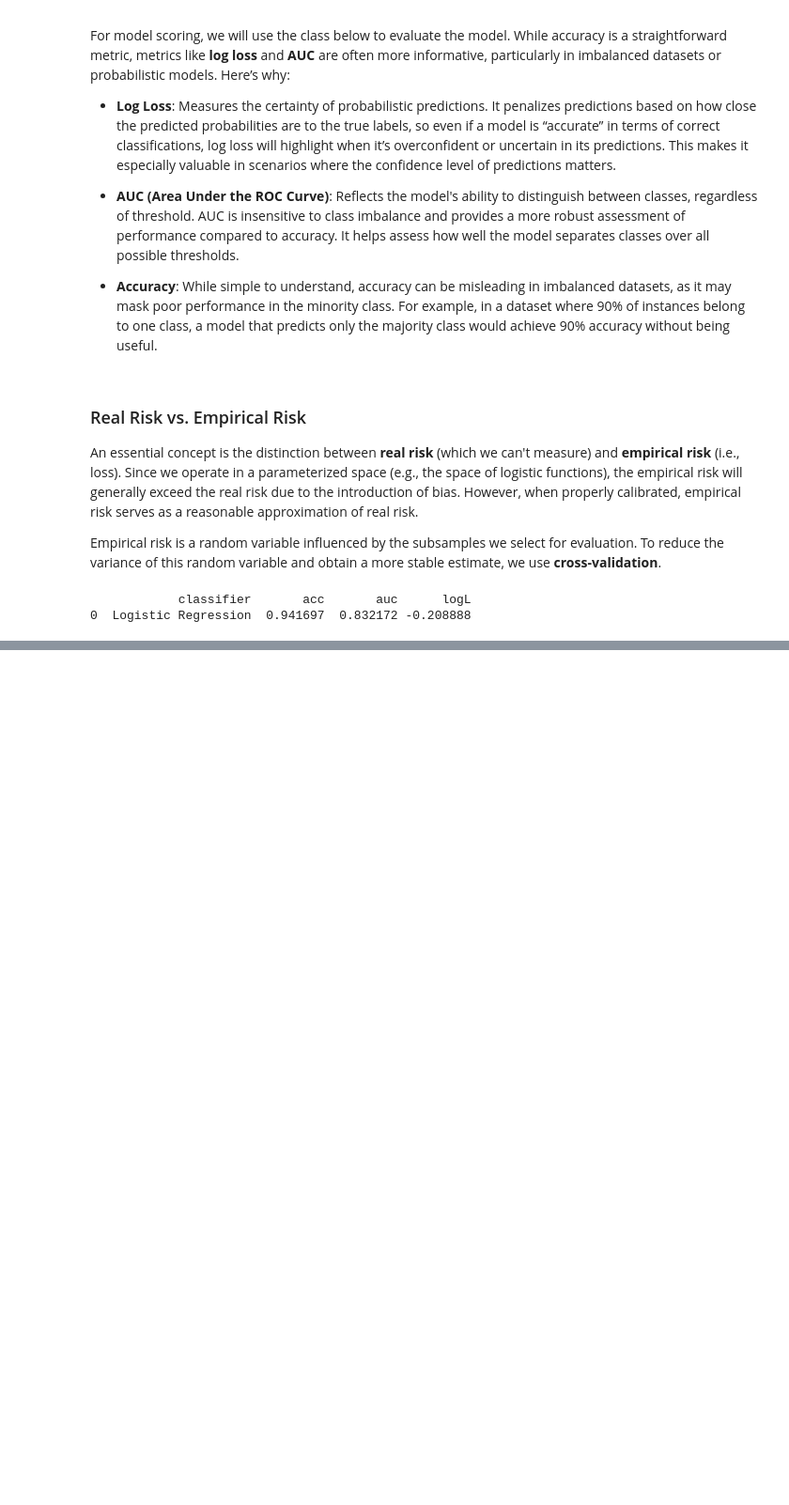
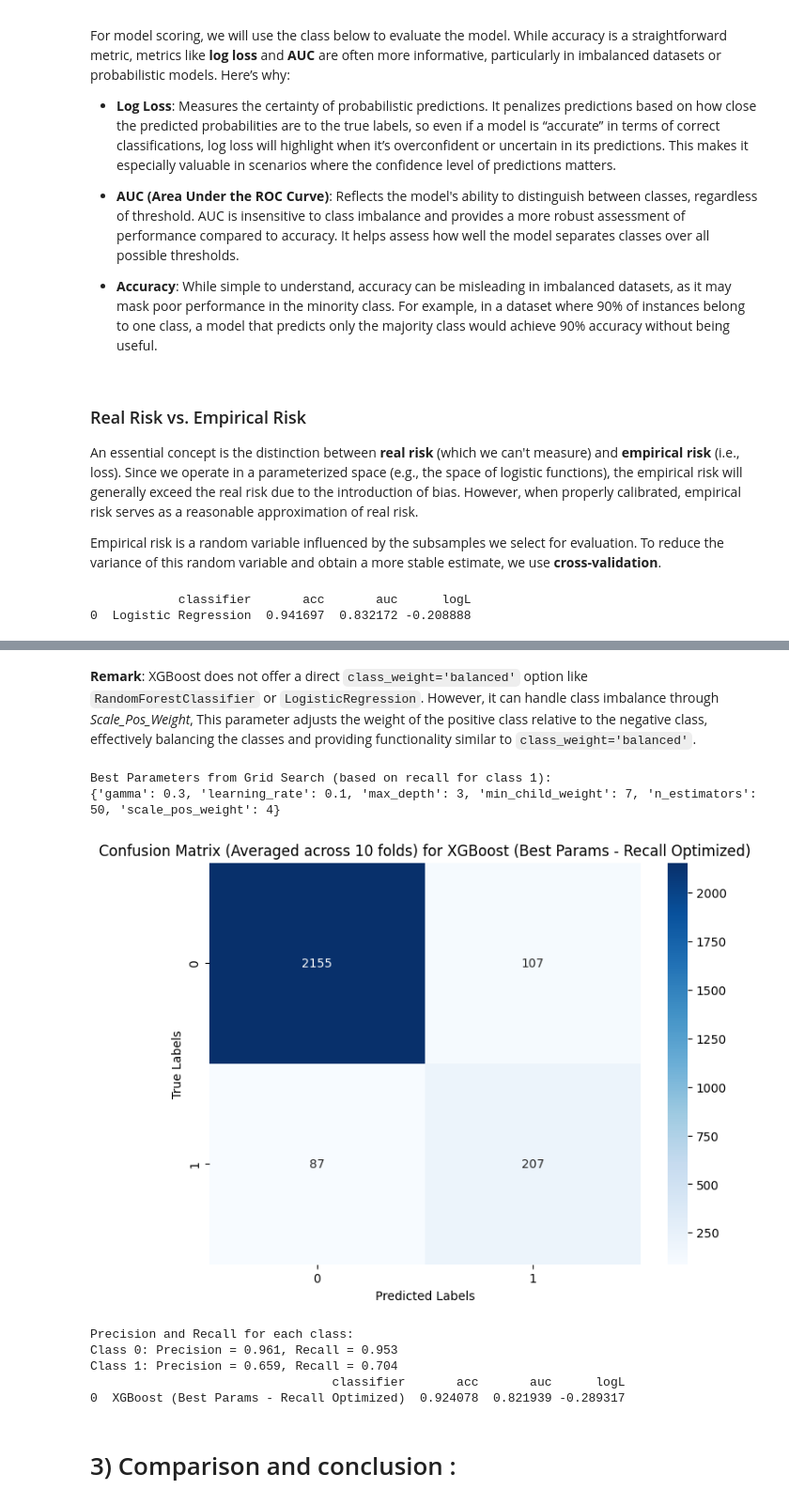
Before and after one commit to Ara-ban/Machine-learning-baselines-binary-classification, a Jupyter notebook: eda.ipynb, the cells around one changed output, grey strips where cells are left out. Shown: that part at 94% size. Drawn from its saved outputs; the diff is of its cells as text; code cells hidden in the pictures; blank space fills up the shorter version.

```diff
--- a/eda.ipynb
+++ b/eda.ipynb
@@ -309,0 +536,53 @@ Name: count, dtype: int64
+# %% [markdown]
+**Remark**: XGBoost does not offer a direct `class_weight='balanced'` option like `RandomForestClassifier` or `LogisticRegression`. However, it can handle class imbalance through *Scale_Pos_Weight*, This parameter adjusts the weight of the positive class relative to the negative class, effectively balancing the classes and providing functionality similar to `class_weight='balanced'`.
+# %%
+from xgboost import XGBClassifier
+from sklearn.model_selection import GridSearchCV
+from sklearn.metrics import make_scorer, recall_score
+
+recall_class1_scorer = make_scorer(recall_score, pos_label=1)
+
+param_grid = {
+    'n_estimators': [50, 100, 200],
+    'learning_rate': [0.05, 0.1, 0.2],
+    'max_depth': [3, 6, 10],
+    'min_child_weight': [3, 5, 7],
+    'gamma': [0, 0.1, 0.3],
+    'scale_pos_weight': [4]
+}
+
+xgb = XGBClassifier(use_label_encoder=False, eval_metric='logloss', random_state=42)
+
+grid_search = GridSearchCV(
+    estimator=xgb,
+    param_grid=param_grid,
+    cv=5,
+    scoring=recall_class1_scorer,  # Using recall on class 1 as the scoring metric
+    n_jobs=-1
+)
+grid_search.fit(X, y)
+
+best_params = grid_search.best_params_
+best_xgb = grid_search.best_estimator_
+
+print("Best Parameters from Grid Search (based on recall for class 1):")
+print(best_params)
+# %% [output]
+Best Parameters from Grid Search (based on recall for class 1):
+{'gamma': 0.3, 'learning_rate': 0.1, 'max_depth': 3, 'min_child_weight': 7, 'n_estimators': 50, 'scale_pos_weight': 4}
+# %%
+scoreboard = ScoreBoard()
+
+scoreboard.test(name="XGBoost (Best Params - Recall Optimized)", clf=best_xgb, X=X, Y=y)
+scoreboard.test_with_confusion_matrix(name="XGBoost (Best Params - Recall Optimized)", clf=best_xgb, X=X, Y=y)
+
+print(scoreboard.scores)
+# %% [output]
+[figure, added]
+Precision and Recall for each class:
+Class 0: Precision = 0.961, Recall = 0.953
+Class 1: Precision = 0.659, Recall = 0.704
+                                 classifier       acc       auc      logL
+0  XGBoost (Best Params - Recall Optimized)  0.924078  0.821939 -0.289317
+# %% [markdown]
+# 3) Comparison and conclusion :
```
Also changed, not shown: parts of 22 cells of this notebook.
